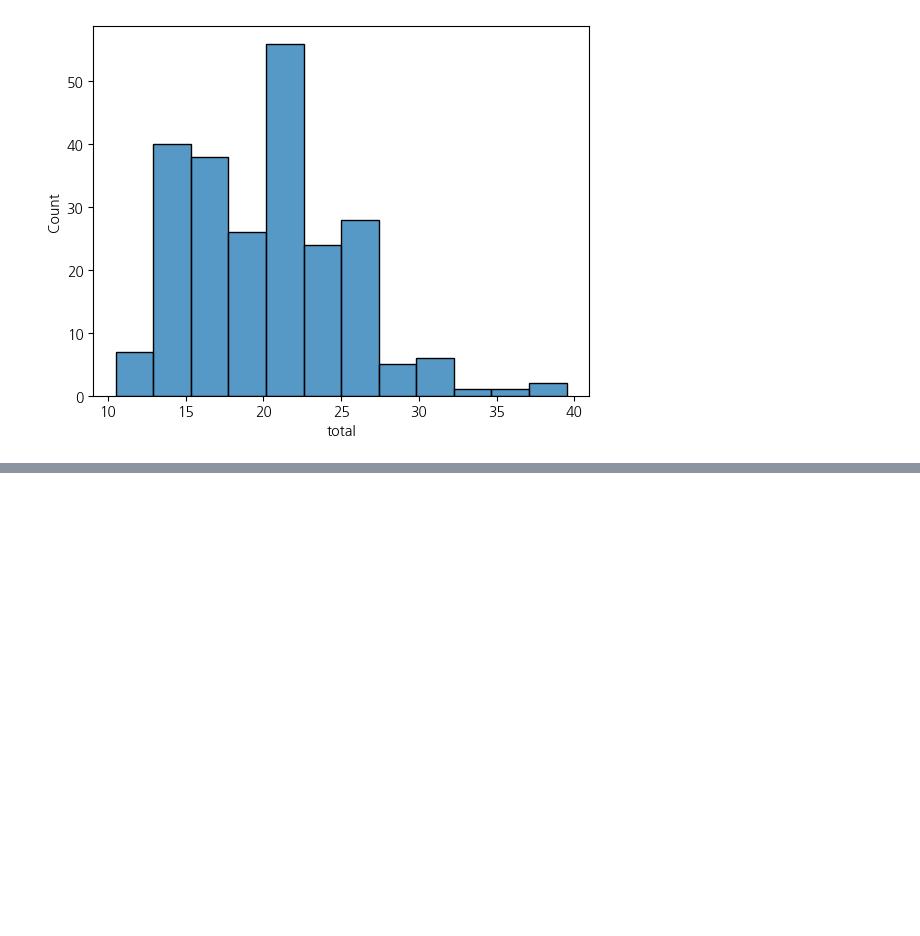
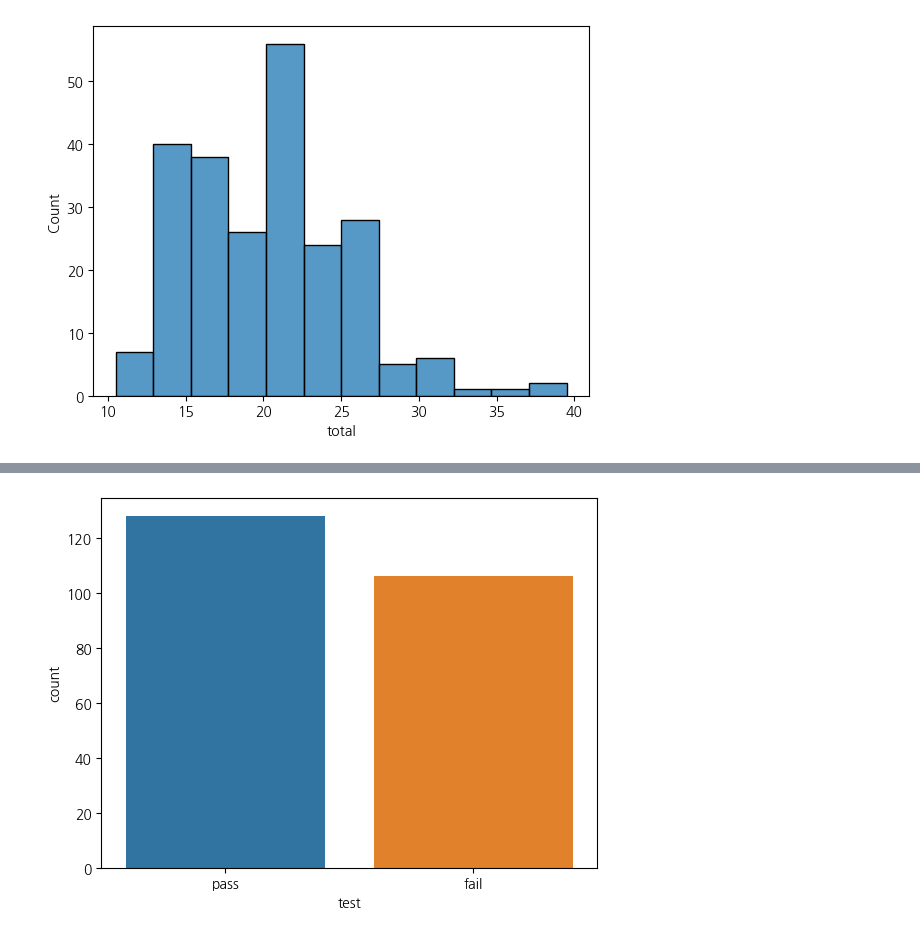
Before and after one commit to shimyoubin/2025-1-myclass-BDA, a Jupyter notebook: inclass/05w_B_wnd_0402_easy_ch05_06.ipynb, the cells around one changed output, grey strips where cells are left out. Cells and saved outputs as stored; diff of their text form; code cells hidden in the pictures; blank space fills up the shorter version.

```diff
--- a/inclass/05w_B_wnd_0402_easy_ch05_06.ipynb
+++ b/inclass/05w_B_wnd_0402_easy_ch05_06.ipynb
@@ -286,0 +325,4 @@ sns.histplot(mpg, x="total"); # x=mpg.total
+# %%
+sns.countplot(mpg, x="test", hue='test');
+# %% [output]
+[figure, added]
```
Also changed, not shown: parts of 104 cells of this notebook.
